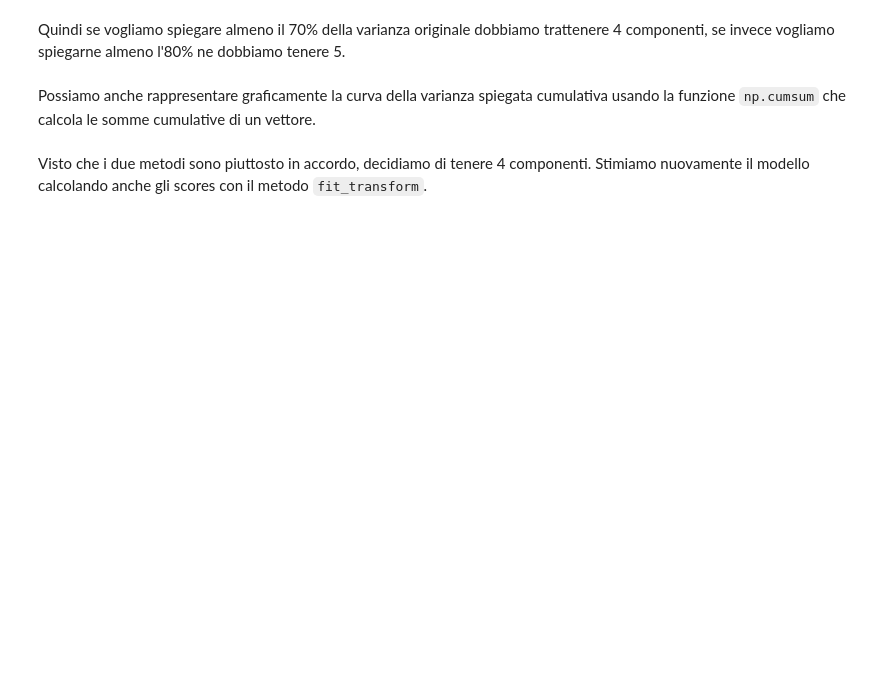
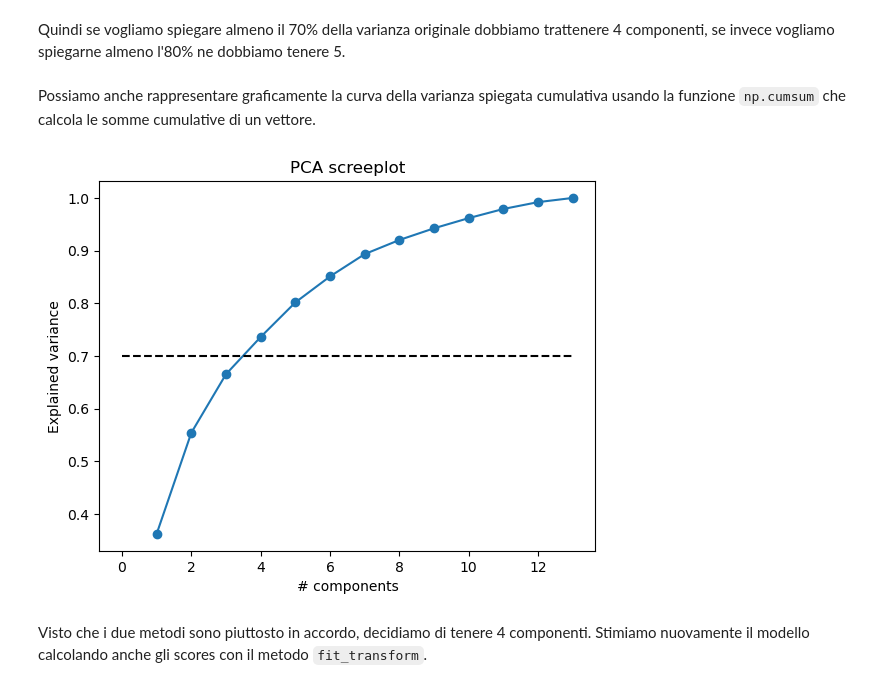
Before and after one commit to jb-sharp/stat4bigdata, a Jupyter notebook: Lezione 9/09-sklearn.ipynb, the cells around one changed output. Cells and saved outputs as stored; diff of their text form; code cells hidden in the pictures; blank space fills up the shorter version.

```diff
--- a/Lezione 9/09-sklearn.ipynb
+++ b/Lezione 9/09-sklearn.ipynb
@@ -320,12 +518,15 @@ Possiamo anche rappresentare graficamente la curva della varianza spiegata cumul
 # %%
 plt.figure()
 plt.plot(range(1, 14),
          np.cumsum(pca.explained_variance_ratio_),
          marker = "o")
+plt.plot([0, 13], [0.7, 0.7], "k--")
 plt.xlabel("# components")
 plt.ylabel("Explained variance")
 plt.title("PCA screeplot")
 plt.show()
+# %% [output]
+[figure, added]
 # %% [markdown]
 Visto che i due metodi sono piuttosto in accordo, decidiamo di tenere 4 componenti. Stimiamo nuovamente il modello calcolando anche gli scores con il metodo `fit_transform`.
 # %%
```
Also changed, not shown: parts of 53 cells of this notebook.
